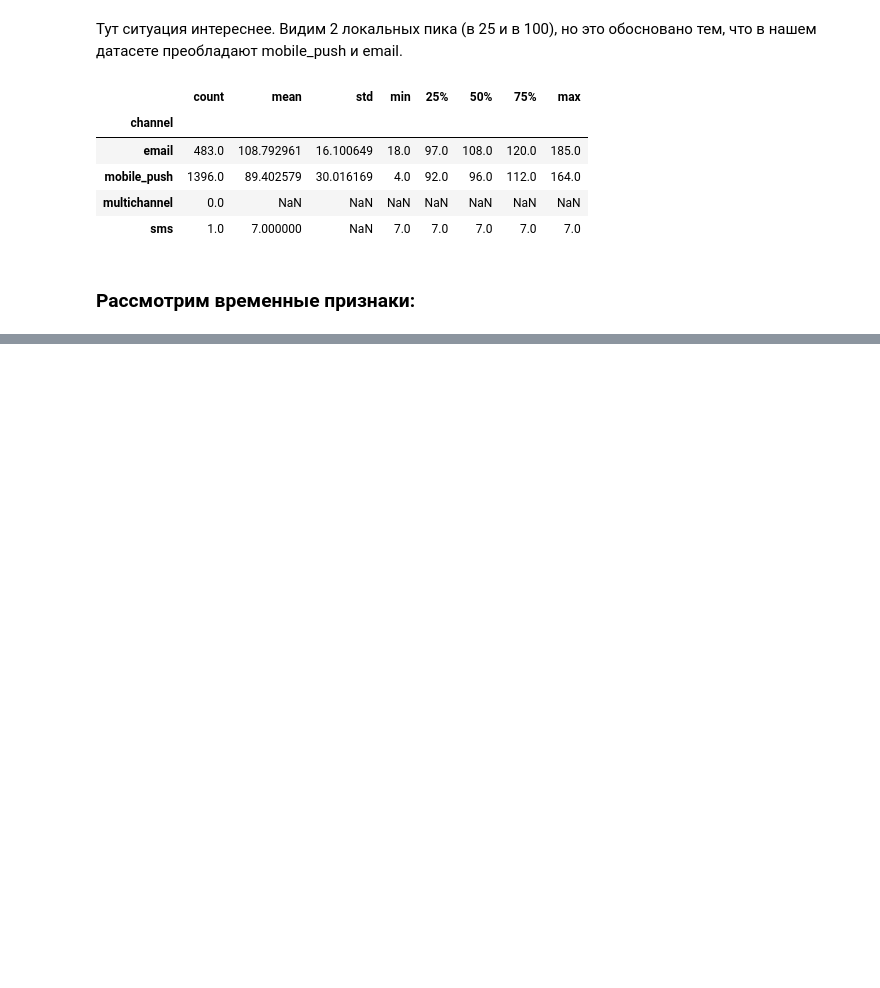
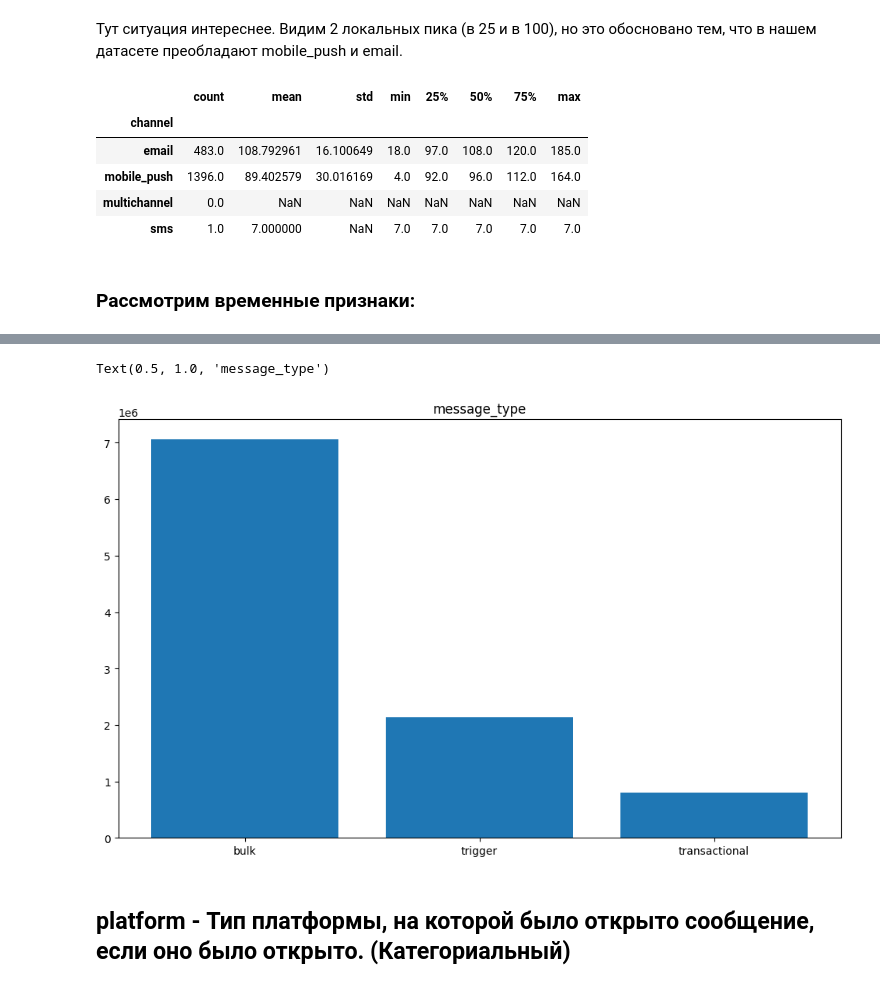
Before and after one commit to shmul999/ML_GP, a Jupyter notebook: code/gp.ipynb, the cells around one changed output, grey strips where cells are left out. Cells and saved outputs as stored; diff of their text form; code cells hidden in the pictures; blank space fills up the shorter version.

```diff
--- a/code/gp.ipynb
+++ b/code/gp.ipynb
@@ -286,0 +369,11 @@ df['finished_at'] = pd.to_datetime(df['finished_at'])
+# %%
+plt.figure(figsize=(12, 7))
+
+counts = df['message_type'].value_counts()
+plt.bar(counts.index, counts.values)
+plt.title('message_type')
+# %% [output]
+Text(0.5, 1.0, 'message_type')
+[figure, added]
+# %% [markdown]
+## platform - Тип платформы, на которой было открыто сообщение, если оно было открыто. (Категориальный)
```
Also changed, not shown: parts of 38 cells of this notebook.
